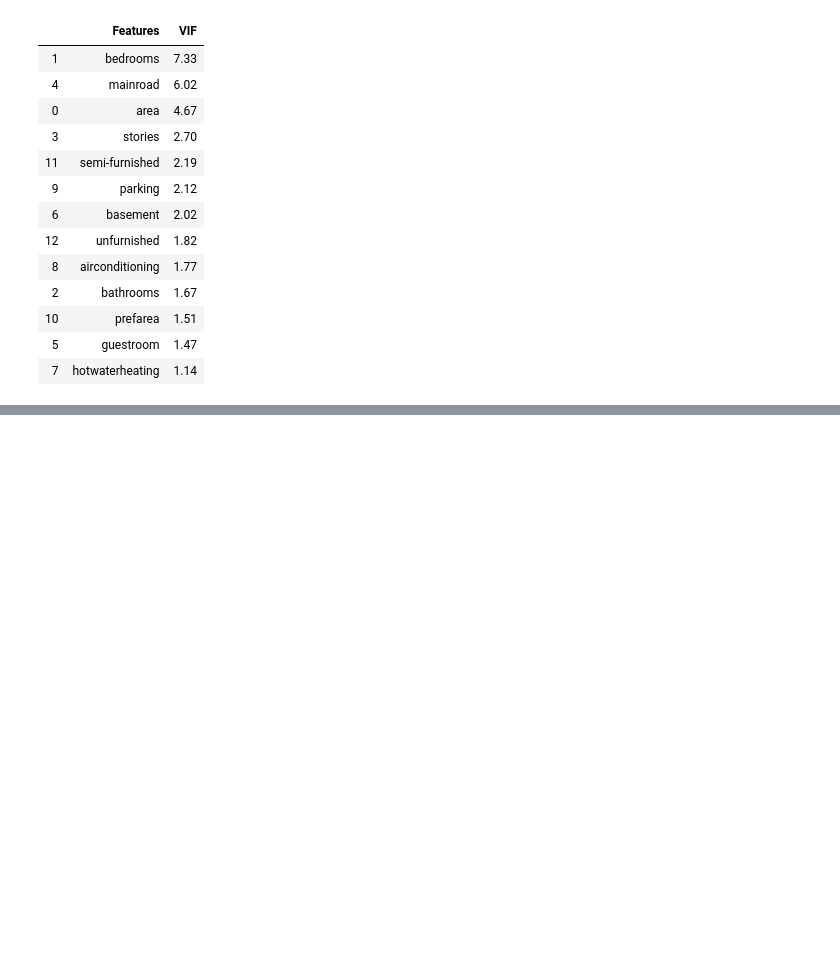
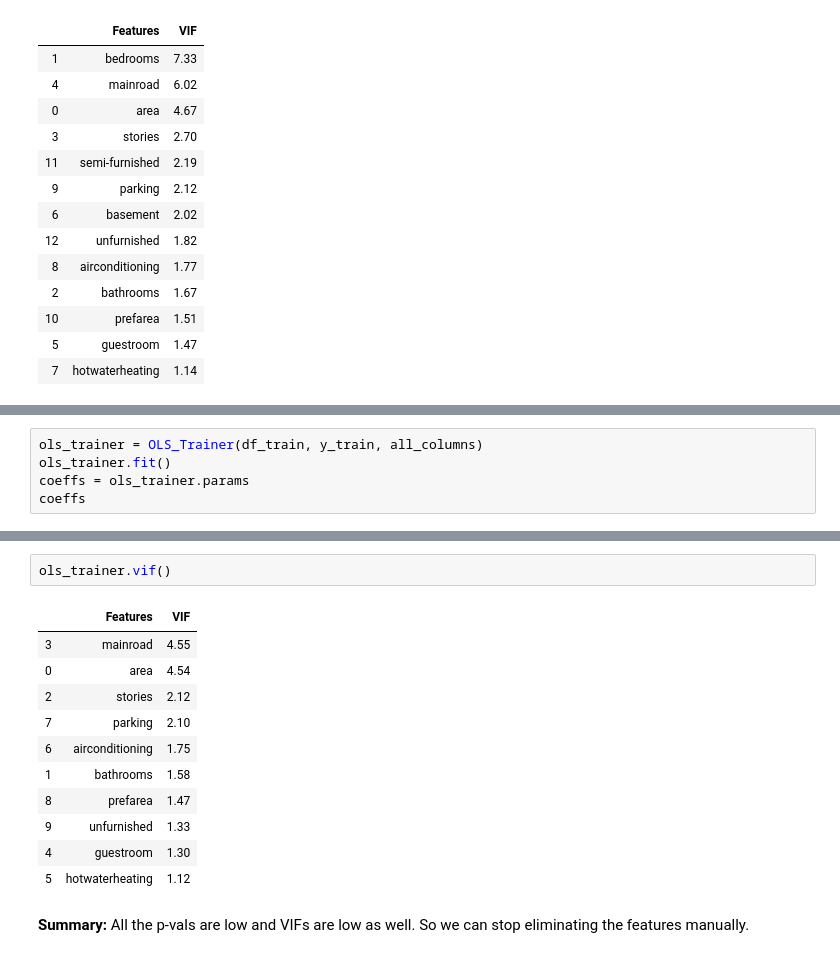
Before and after one commit to raditz2488/AIML, a Jupyter notebook: MultipleLinearRegression/HousePricePrediction/HousePricePrediction.ipynb, the cells around one changed output, grey strips where cells are left out. Drawn from its saved outputs; the diff is of its cells as text; blank space fills up the shorter version.

Commit message:
Project: MultipleLinearRegression/HousePricePrediction/HousePricePrediction.ipynb Update: 1. Added manual feature elimination. 2. Reached a part where manual feature elimination could be stopped.

```diff
--- a/MultipleLinearRegression/HousePricePrediction/HousePricePrediction.ipynb
+++ b/MultipleLinearRegression/HousePricePrediction/HousePricePrediction.ipynb
@@ -472,0 +599,5 @@ ols_trainer.vif()
+# %%
+ols_trainer = OLS_Trainer(df_train, y_train, all_columns)
+ols_trainer.fit()
+coeffs = ols_trainer.params
+coeffs
@@ -472,0 +637,16 @@ ols_trainer.vif()
+# %%
+ols_trainer.vif()
+# %% [output]
+|  | Features | VIF |
+| 3 | mainroad | 4.55 |
+| 0 | area | 4.54 |
+| 2 | stories | 2.12 |
+| 7 | parking | 2.10 |
+| 6 | airconditioning | 1.75 |
+| 1 | bathrooms | 1.58 |
+| 8 | prefarea | 1.47 |
+| 9 | unfurnished | 1.33 |
+| 4 | guestroom | 1.30 |
+| 5 | hotwaterheating | 1.12 |
+# %% [markdown]
+<b>Summary:</b> All the p-vals are low and VIFs are low as well. So we can stop eliminating the features manually.
```
Also changed, not shown: parts of 17 cells of this notebook.
